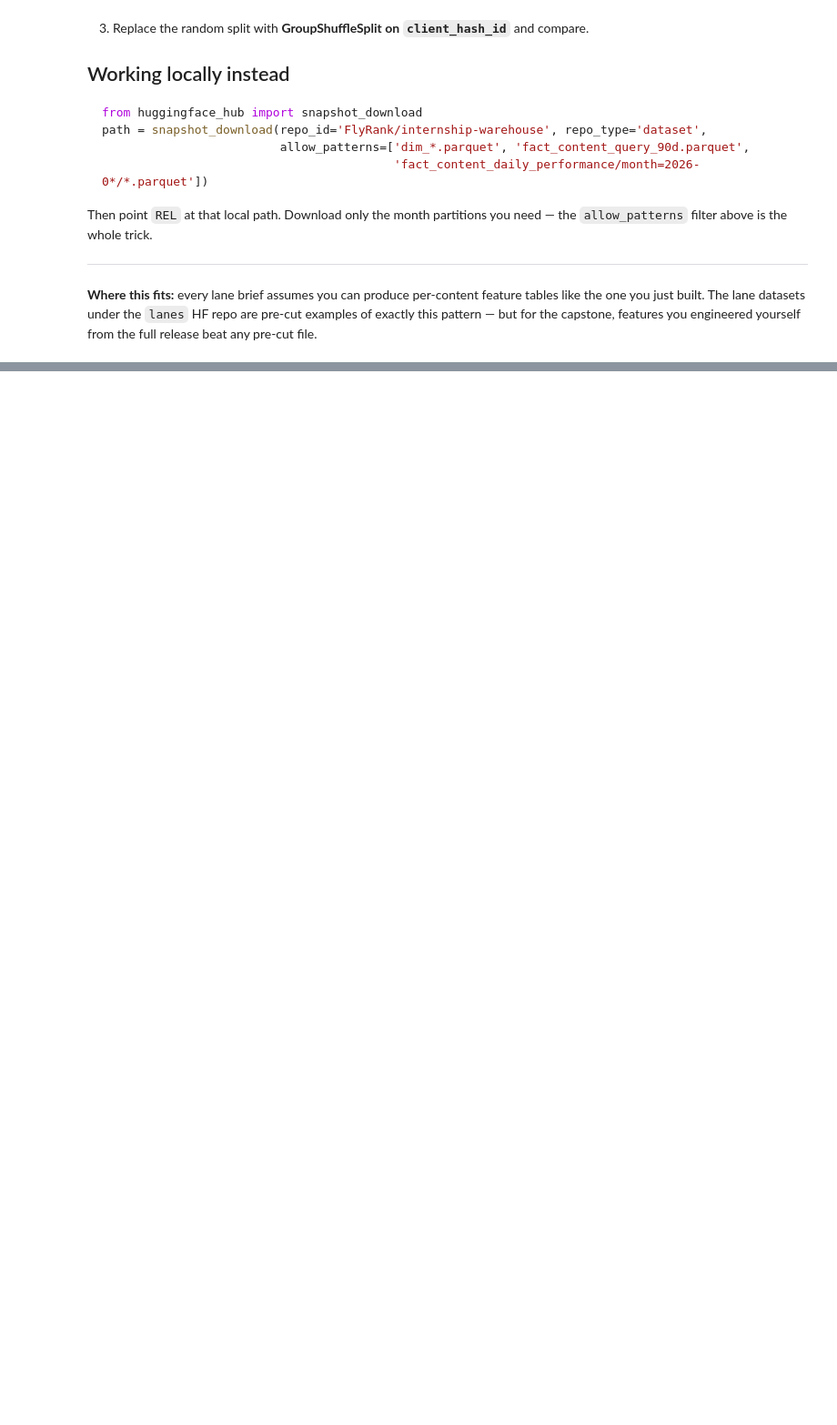
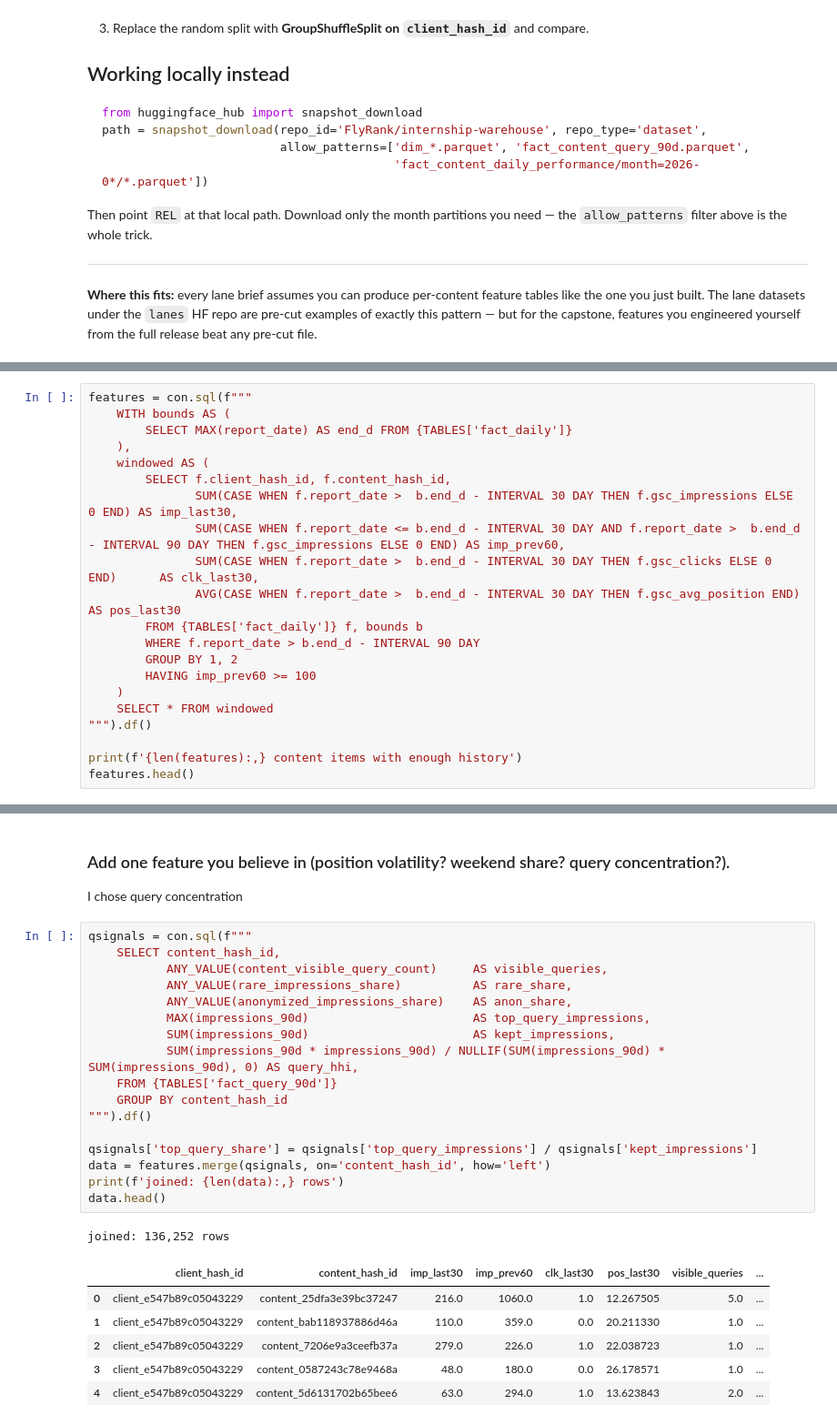
Before and after one commit to AhmedWaleedElFar/flyrank-ml-assignments, a Jupyter notebook: notebooks/03_working_with_the_full_release.ipynb, the cells around one changed output, grey strips where cells are left out. Shown at 91% size. Drawn from its saved outputs; the diff is of its cells as text; blank space fills up the shorter version.

```diff
--- a/notebooks/03_working_with_the_full_release.ipynb
+++ b/notebooks/03_working_with_the_full_release.ipynb
@@ -183,0 +233,21 @@ release beat any pre-cut file.
+# %%
+features = con.sql(f"""
+    WITH bounds AS (
+        SELECT MAX(report_date) AS end_d FROM {TABLES['fact_daily']}
+    ),
+    windowed AS (
+        SELECT f.client_hash_id, f.content_hash_id,
+               SUM(CASE WHEN f.report_date >  b.end_d - INTERVAL 30 DAY THEN f.gsc_impressions ELSE 0 END) AS imp_last30,
+               SUM(CASE WHEN f.report_date <= b.end_d - INTERVAL 30 DAY AND f.report_date >  b.end_d - INTERVAL 90 DAY THEN f.gsc_impressions ELSE 0 END) AS imp_prev60,
+               SUM(CASE WHEN f.report_date >  b.end_d - INTERVAL 30 DAY THEN f.gsc_clicks ELSE 0 END)      AS clk_last30,
+               AVG(CASE WHEN f.report_date >  b.end_d - INTERVAL 30 DAY THEN f.gsc_avg_position END)       AS pos_last30
+        FROM {TABLES['fact_daily']} f, bounds b
+        WHERE f.report_date > b.end_d - INTERVAL 90 DAY
+        GROUP BY 1, 2
+        HAVING imp_prev60 >= 100
+    )
+    SELECT * FROM windowed
+""").df()
+
+print(f'{len(features):,} content items with enough history')
+features.head()
@@ -183,0 +262,28 @@ release beat any pre-cut file.
+# %% [markdown]
+### Add one feature you believe in (position volatility? weekend share? query concentration?).
+I chose query concentration
+# %%
+qsignals = con.sql(f"""
+    SELECT content_hash_id,
+           ANY_VALUE(content_visible_query_count)     AS visible_queries,
+           ANY_VALUE(rare_impressions_share)          AS rare_share,
+           ANY_VALUE(anonymized_impressions_share)    AS anon_share,
+           MAX(impressions_90d)                       AS top_query_impressions,
+           SUM(impressions_90d)                       AS kept_impressions,
+           SUM(impressions_90d * impressions_90d) / NULLIF(SUM(impressions_90d) * SUM(impressions_90d), 0) AS query_hhi,
+    FROM {TABLES['fact_query_90d']}
+    GROUP BY content_hash_id
+""").df()
+
+qsignals['top_query_share'] = qsignals['top_query_impressions'] / qsignals['kept_impressions']
+data = features.merge(qsignals, on='content_hash_id', how='left')
+print(f'joined: {len(data):,} rows')
+data.head()
+# %% [output]
+joined: 136,252 rows
+|  | client_hash_id | content_hash_id | imp_last30 | imp_prev60 | clk_last30 | pos_last30 | visible_queries | ... |
+| 0 | client_e547b89c05043229 | content_25dfa3e39bc37247 | 216.0 | 1060.0 | 1.0 | 12.267505 | 5.0 | ... |
+| 1 | client_e547b89c05043229 | content_bab118937886d46a | 110.0 | 359.0 | 0.0 | 20.211330 | 1.0 | ... |
+| 2 | client_e547b89c05043229 | content_7206e9a3ceefb37a | 279.0 | 226.0 | 1.0 | 22.038723 | 1.0 | ... |
+| 3 | client_e547b89c05043229 | content_0587243c78e9468a | 48.0 | 180.0 | 0.0 | 26.178571 | 1.0 | ... |
+| 4 | client_e547b89c05043229 | content_5d6131702b65bee6 | 63.0 | 294.0 | 1.0 | 13.623843 | 2.0 | ... |
```
Also changed, not shown: parts of 10 cells of this notebook.
